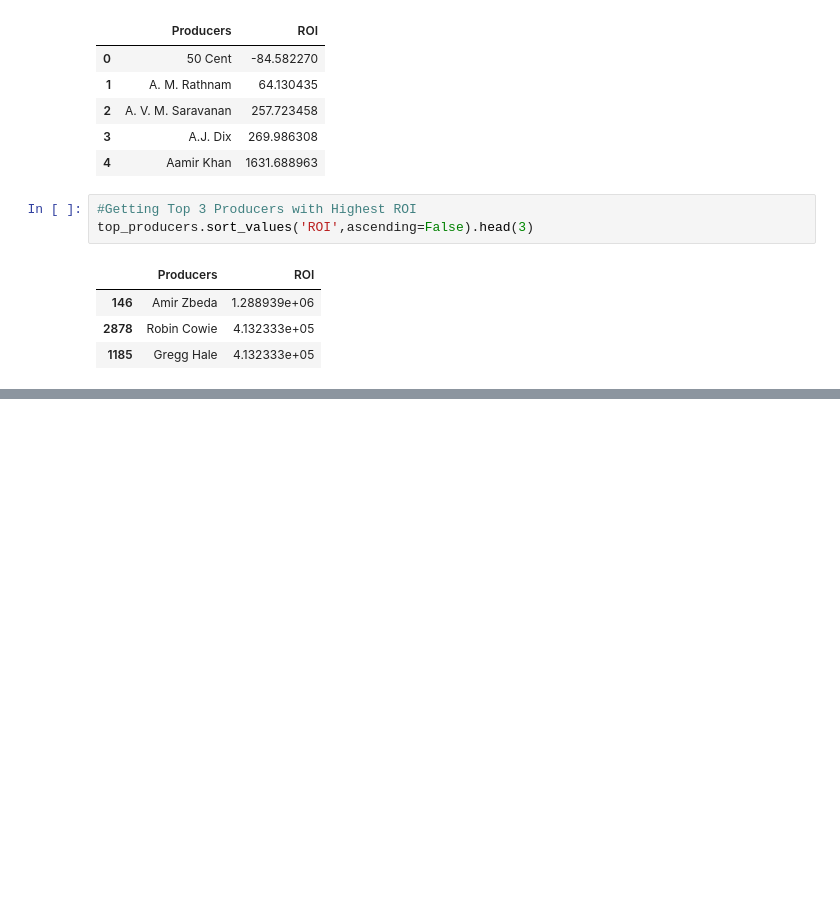
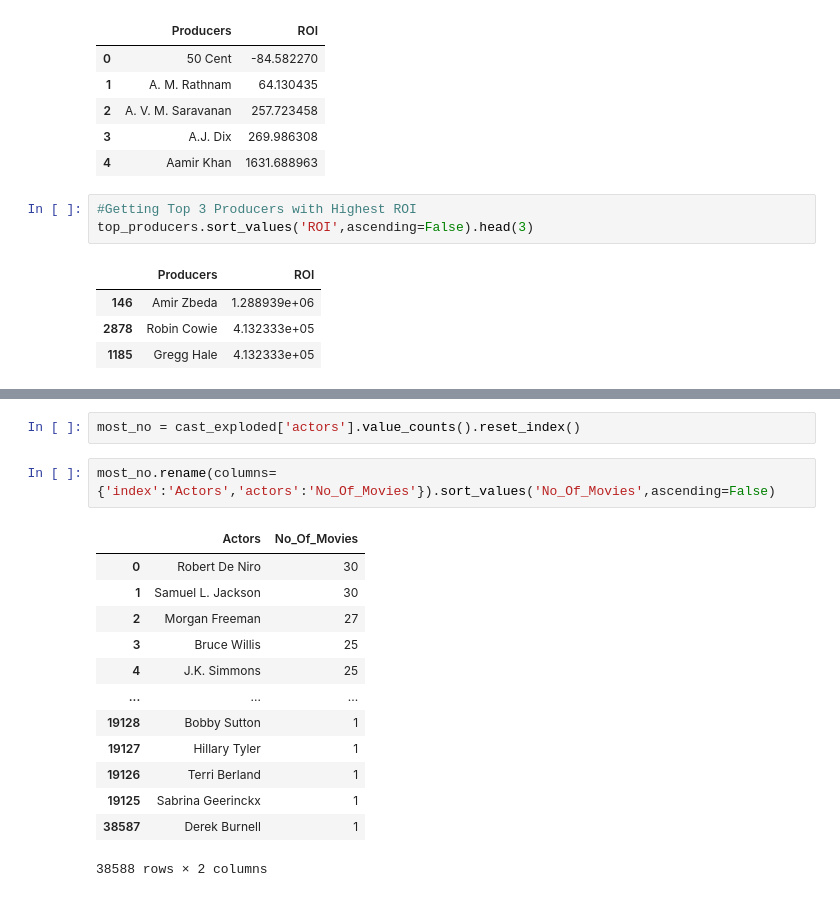
Before and after one commit to Laxmi884/EDA_IMDB_DataSet, a Jupyter notebook: EDA_on_IMDB_Dataset.ipynb, the cells around one changed output, grey strips where cells are left out. Drawn from its saved outputs; the diff is of its cells as text; blank space fills up the shorter version.

```diff
--- a/EDA_on_IMDB_Dataset.ipynb
+++ b/EDA_on_IMDB_Dataset.ipynb
@@ -330,0 +387,18 @@ top_producers.sort_values('ROI',ascending=False).head(3)
+# %%
+most_no = cast_exploded['actors'].value_counts().reset_index()
+# %%
+most_no.rename(columns={'index':'Actors','actors':'No_Of_Movies'}).sort_values('No_Of_Movies',ascending=False)
+# %% [output]
+|  | Actors | No_Of_Movies |
+| 0 | Robert De Niro | 30 |
+| 1 | Samuel L. Jackson | 30 |
+| 2 | Morgan Freeman | 27 |
+| 3 | Bruce Willis | 25 |
+| 4 | J.K. Simmons | 25 |
+| ... | ... | ... |
+| 19128 | Bobby Sutton | 1 |
+| 19127 | Hillary Tyler | 1 |
+| 19126 | Terri Berland | 1 |
+| 19125 | Sabrina Geerinckx | 1 |
+| 38587 | Derek Burnell | 1 |
+38588 rows × 2 columns
```
Also changed, not shown: parts of 19 cells of this notebook.
